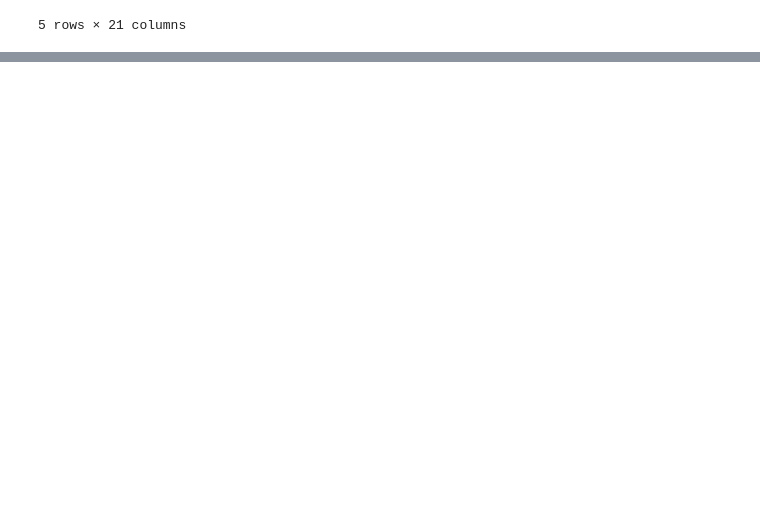
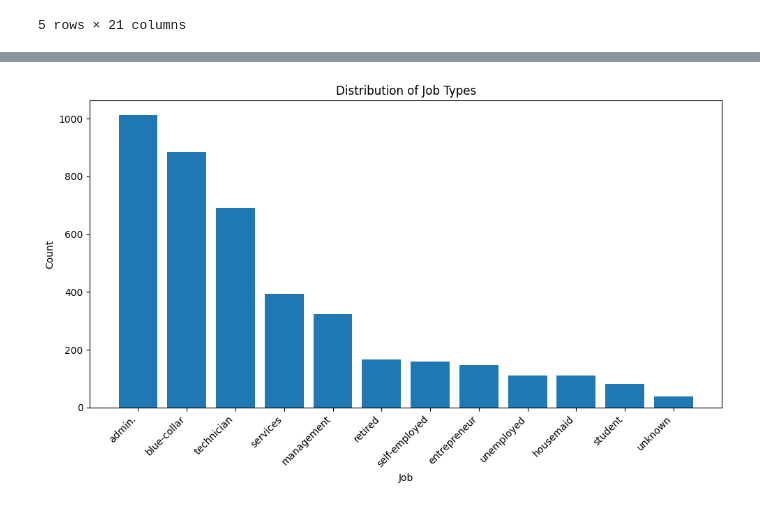
Before and after one commit to Declamski/ML_foundations_data_preparation, a Jupyter notebook: assignment_1_declan_vandam.ipynb, the cells around one changed output, grey strips where cells are left out. Saved outputs shown, nothing was run; the diff lists cells and outputs as text; code cells hidden in the pictures; blank space fills up the shorter version.

Commit message:
started data loading and exploration yesterday but forgot to push so I'm doing it now before i continue working

```diff
--- a/assignment_1_declan_vandam.ipynb
+++ b/assignment_1_declan_vandam.ipynb
@@ -19,0 +71,12 @@ data.head()
+# %%
+# Job distribution
+plt.figure(figsize=(10, 6))
+plt.bar(data.job.value_counts().index, data.job.value_counts().values)
+plt.xlabel('Job')
+plt.ylabel('Count')
+plt.title("Distribution of Job Types")
+plt.xticks(rotation=45, ha='right')
+plt.tight_layout()
+plt.show()
+# %% [output]
+[figure, added]
```
Also changed, not shown: parts of 18 cells of this notebook, 3 other files.
